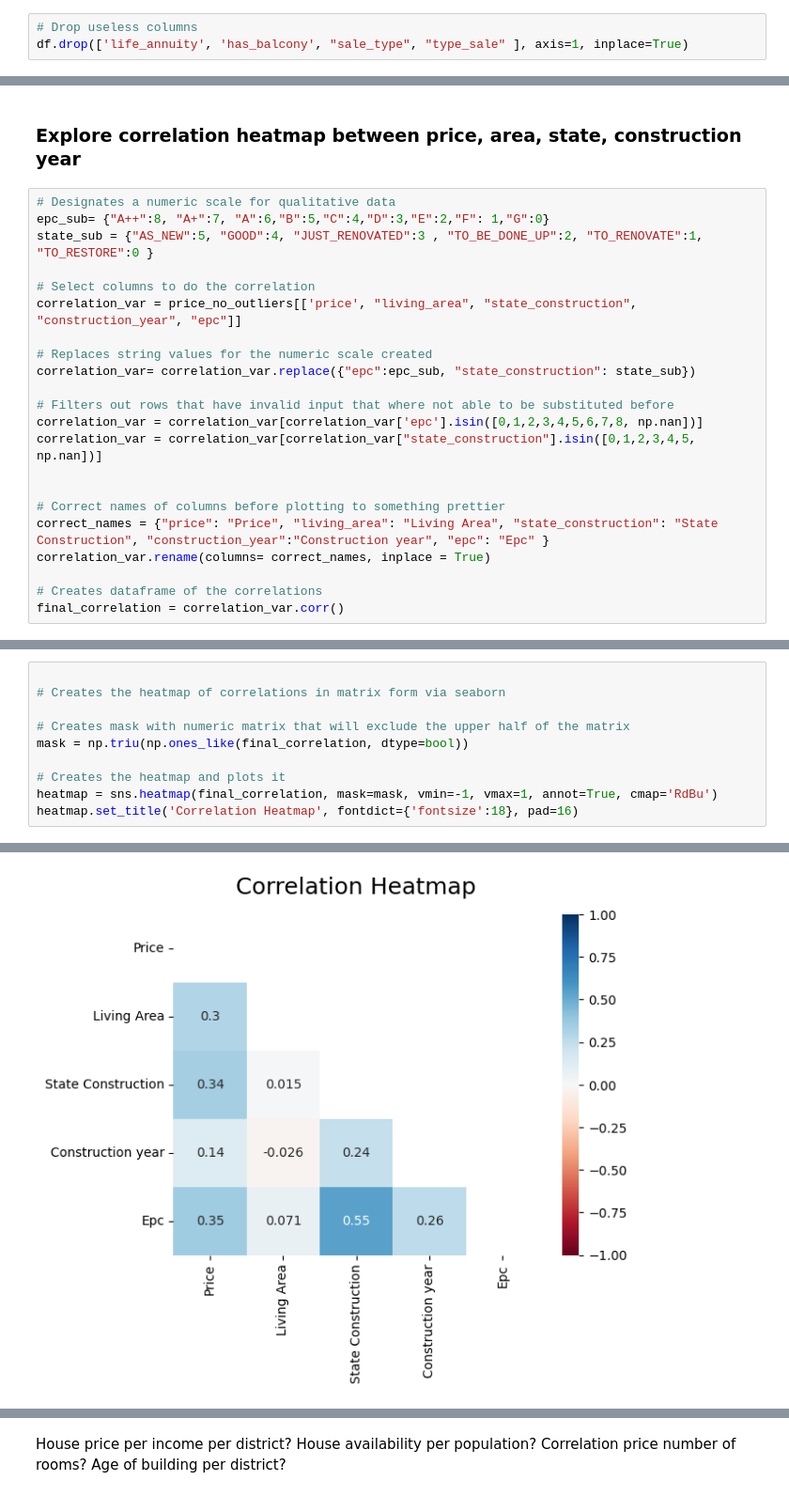
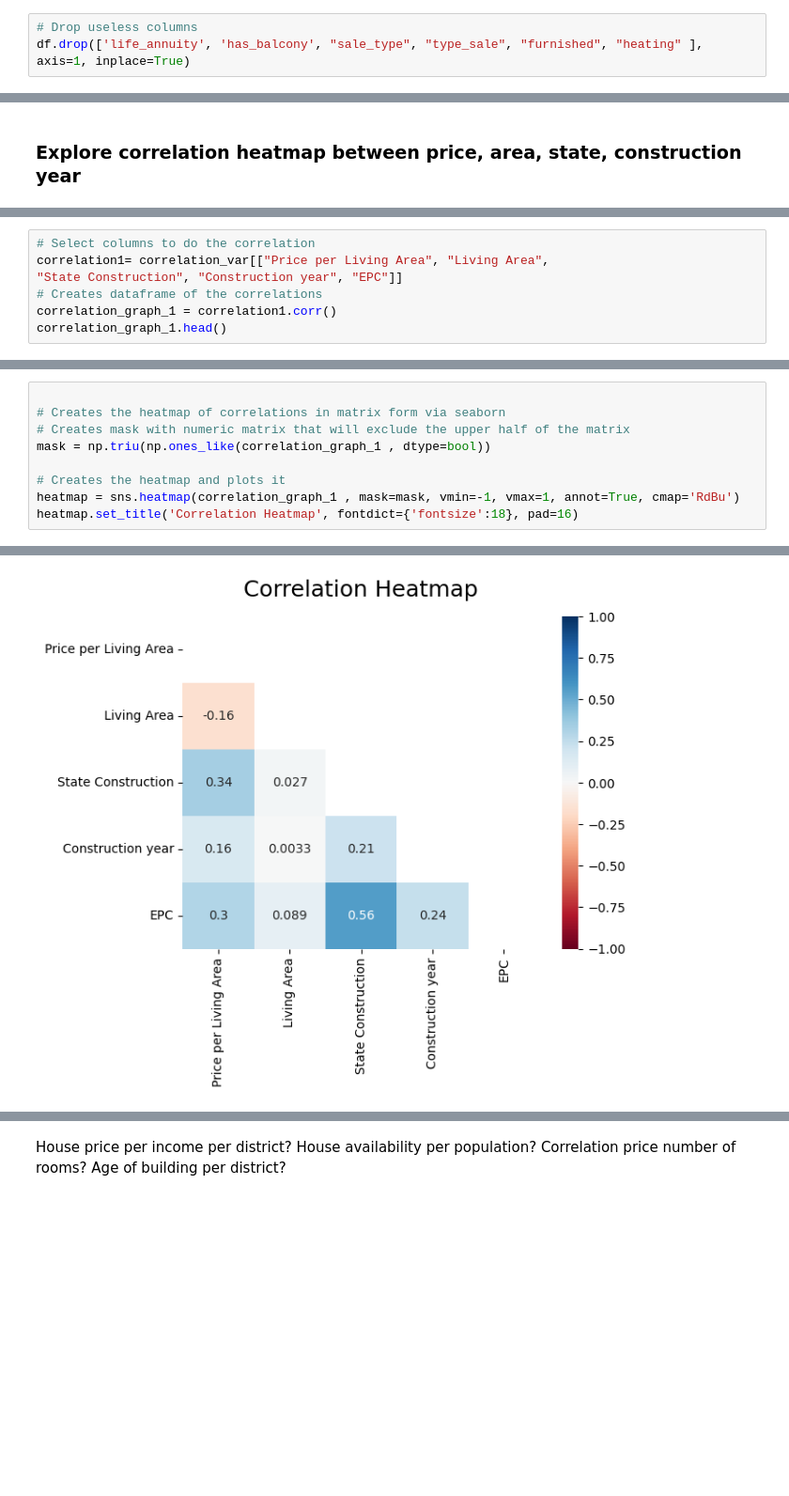
Before and after one commit to niels-demeyer/immo-eliza-scrapeGOATS-analysis, a Jupyter notebook: analysis/Andrea.ipynb, the cells around one changed output, grey strips where cells are left out. Shown at 94% size. Drawn from its saved outputs; the diff is of its cells as text; blank space fills up the shorter version.

```diff
--- a/analysis/Andrea.ipynb
+++ b/analysis/Andrea.ipynb
@@ -46,4 +45,4 @@ df.shape
 df.dropna(subset=['price'], inplace=True)
 # %%
 # Drop useless columns
-df.drop(['life_annuity', 'has_balcony', "sale_type", "type_sale" ], axis=1, inplace=True)
+df.drop(['life_annuity', 'has_balcony', "sale_type", "type_sale", "furnished", "heating" ], axis=1, inplace=True)
@@ -206,24 +258,2 @@ fig.show()
 # %% [markdown]
 ### Explore correlation heatmap between price, area, state, construction year
-# %%
-# Designates a numeric scale for qualitative data
-epc_sub= {"A++":8, "A+":7, "A":6,"B":5,"C":4,"D":3,"E":2,"F": 1,"G":0}
-state_sub = {"AS_NEW":5, "GOOD":4, "JUST_RENOVATED":3 , "TO_BE_DONE_UP":2, "TO_RENOVATE":1, "TO_RESTORE":0 }
-
-# Select columns to do the correlation
-correlation_var = price_no_outliers[['price', "living_area", "state_construction", "construction_year", "epc"]]
-
-# Replaces string values for the numeric scale created
-correlation_var= correlation_var.replace({"epc":epc_sub, "state_construction": state_sub})
-
-# Filters out rows that have invalid input that where not able to be substituted before
-correlation_var = correlation_var[correlation_var['epc'].isin([0,1,2,3,4,5,6,7,8, np.nan])]
-correlation_var = correlation_var[correlation_var["state_construction"].isin([0,1,2,3,4,5, np.nan])]
-
-
-# Correct names of columns before plotting to something prettier
-correct_names = {"price": "Price", "living_area": "Living Area", "state_construction": "State Construction", "construction_year":"Construction year", "epc": "Epc" }
-correlation_var.rename(columns= correct_names, inplace = True)
-
-# Creates dataframe of the correlations
-final_correlation = correlation_var.corr()
@@ -231,0 +260,7 @@ Downcasting behavior in `replace` is deprecated and will be removed in a future
+# %%
+# Select columns to do the correlation
+correlation1= correlation_var[["Price per Living Area", "Living Area",
+"State Construction", "Construction year", "EPC"]]
+# Creates dataframe of the correlations
+correlation_graph_1 = correlation1.corr()
+correlation_graph_1.head()
@@ -232,13 +274,12 @@ Downcasting behavior in `replace` is deprecated and will be removed in a future
 # %%
 
 # Creates the heatmap of correlations in matrix form via seaborn
-
 # Creates mask with numeric matrix that will exclude the upper half of the matrix
-mask = np.triu(np.ones_like(final_correlation, dtype=bool))
+mask = np.triu(np.ones_like(correlation_graph_1 , dtype=bool))
 
 # Creates the heatmap and plots it
-heatmap = sns.heatmap(final_correlation, mask=mask, vmin=-1, vmax=1, annot=True, cmap='RdBu')
+heatmap = sns.heatmap(correlation_graph_1 , mask=mask, vmin=-1, vmax=1, annot=True, cmap='RdBu')
 heatmap.set_title('Correlation Heatmap', fontdict={'fontsize':18}, pad=16)
 # %% [output]
 Text(0.5, 1.0, 'Correlation Heatmap')
-[figure, old version]
+[figure, new version]
```
Also changed, not shown: parts of 19 cells of this notebook.
